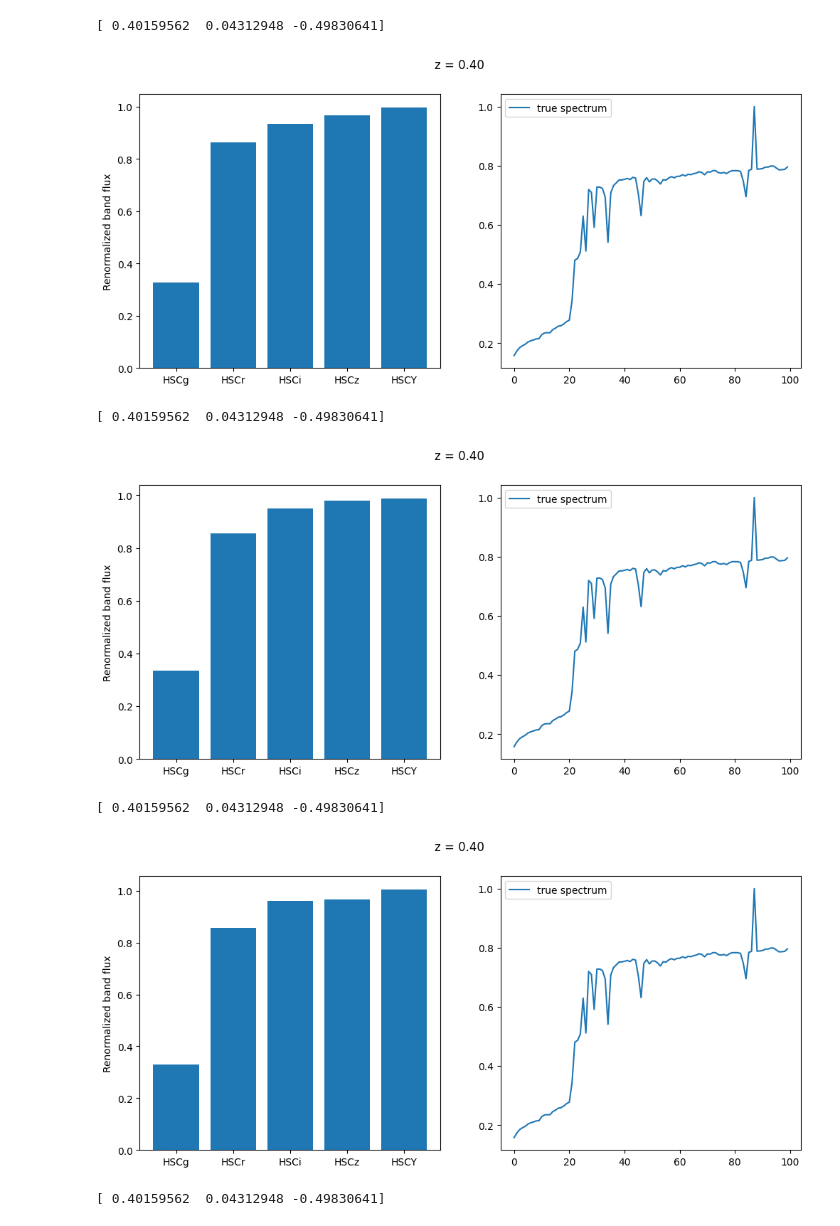
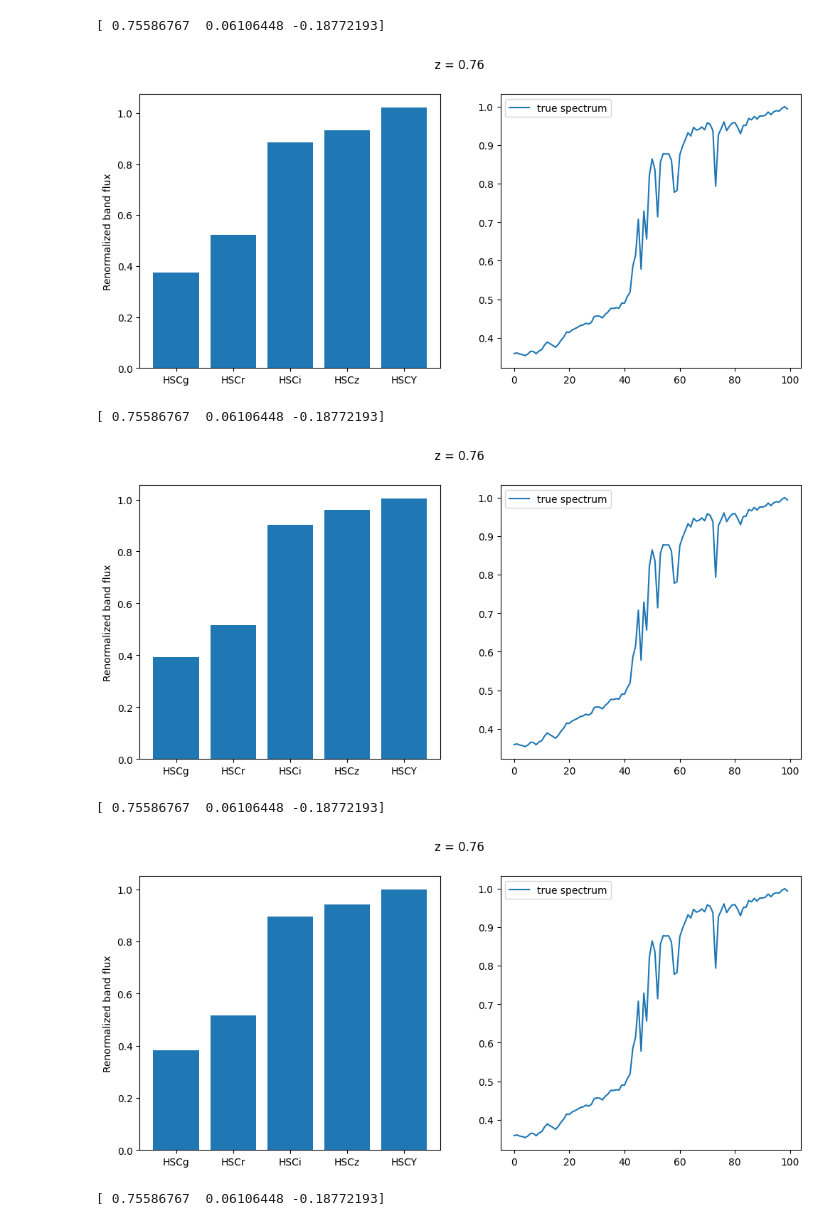
Before and after one commit to astrodeepnet/vae_mpoe, a Jupyter notebook: Test_dataset_gen.ipynb, the cells around one changed output. Cells and saved outputs as stored; diff of their text form; code cells hidden in the pictures.

```diff
--- a/Test_dataset_gen.ipynb
+++ b/Test_dataset_gen.ipynb
@@ -58,29 +58,38 @@ photocalc = PhotometricCalculator(spec_range=(3900, 10200), spec_points=100, fil
 builder = DatasetBuilder(processor, wl, photocalc)
 
 # Generate dataset (already includes photometry and augmentation)
-integrals, params, spectra = builder.generate(n_samples=32000, age_range=(50, 15000), young_extinction_prob=0.0, eml_prob=0.9)
+integrals, params, spectra = builder.generate(n_samples=64000, age_range=(10, 15000),
+                                              young_age_range=(10, 1000),
+                                              old_blend_prob=0.7,
+                                              young_extinction_prob=0.2,
+                                              eml_prob=0.7,
+                                              n_processes=8)
 
 # Postprocessing (params normalization already done in DatasetBuilder)
 # Normalize spectra (just in case, or omit if confident)
 spectra /= np.max(spectra, axis=1)[:, None]
 # %%
-ii=1200
+import matplotlib.pyplot as plt
+
+idx = np.where(((params[:, 0] >0.7) & (params[:, 1] < 0.25)))[0]
+
+ii=idx[0]
 for ii in np.arange(ii, ii+10):
     fig, axs = plt.subplots(1, 2)
     fig.set_size_inches(12, 5)
     axs[1].plot(spectra[ii], label="true spectrum")
     #axs[1].set_xlabel('Wavelength, A')
     axs[0].bar(filer_names, integrals[ii])
     axs[0].set_ylabel('Renormalized band flux')
     print(params[ii])
     fig.suptitle('z = %.2f' % (params[ii, 0]))
     plt.legend()
     plt.show()
 # %% [output]
-[ 0.40159562  0.04312948 -0.49830641]
+[ 0.75586767  0.06106448 -0.18772193]
-[figure, old version]
+[figure, new version]
-[ 0.40159562  0.04312948 -0.49830641]
+[ 0.75586767  0.06106448 -0.18772193]
-[figure, old version]
+[figure, new version]
-[ 0.40159562  0.04312948 -0.49830641]
+[ 0.75586767  0.06106448 -0.18772193]
-[figure, old version]
+[figure, new version]
-[ 0.40159562  0.04312948 -0.49830641]
+[ 0.75586767  0.06106448 -0.18772193]
```
Also changed, not shown: parts of 3 cells of this notebook, 1 other file.
